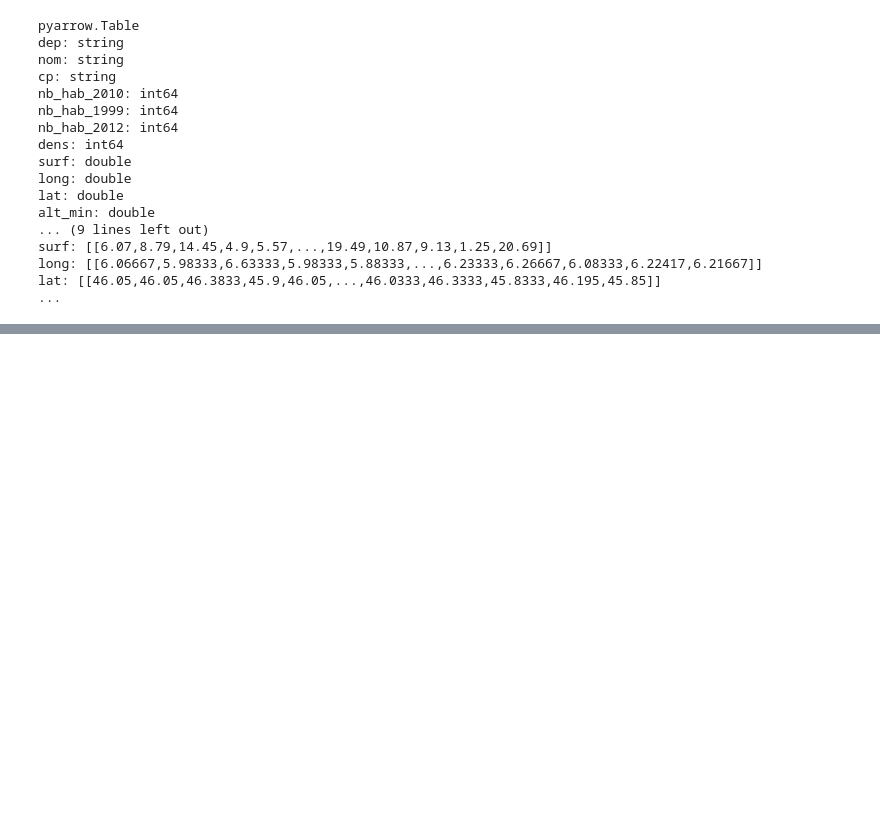
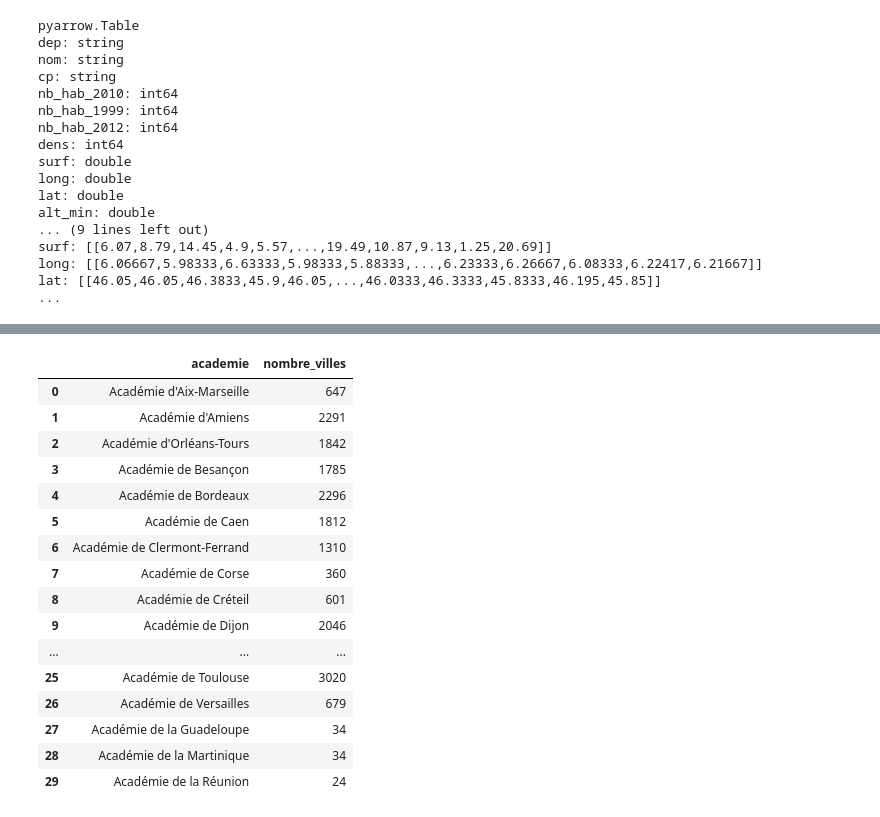
Before and after one commit to loisblin/TPparquet, a Jupyter notebook: parquet.ipynb, the cells around one changed output, grey strips where cells are left out. Cells and saved outputs as stored; diff of their text form; code cells hidden in the pictures; blank space fills up the shorter version.

```diff
--- a/parquet.ipynb
+++ b/parquet.ipynb
@@ -244,0 +356,27 @@ lat: [[46.05,46.05,46.3833,45.9,46.05,...,46.0333,46.3333,45.8333,46.195,45.85]]
+# %%
+def number_ville_accademie(df):
+    result = df.groupby('academie')['nom'].count().reset_index()
+    result.columns = ['academie', 'nombre_villes']
+    return(result)
+
+
+nbr_ville_aca=number_ville_accademie(df_join_ville_academies)
+nbr_ville_aca
+# %% [output]
+|  | academie | nombre_villes |
+| 0 | Académie d'Aix-Marseille | 647 |
+| 1 | Académie d'Amiens | 2291 |
+| 2 | Académie d'Orléans-Tours | 1842 |
+| 3 | Académie de Besançon | 1785 |
+| 4 | Académie de Bordeaux | 2296 |
+| 5 | Académie de Caen | 1812 |
+| 6 | Académie de Clermont-Ferrand | 1310 |
+| 7 | Académie de Corse | 360 |
+| 8 | Académie de Créteil | 601 |
+| 9 | Académie de Dijon | 2046 |
+| ... | ... | ... |
+| 25 | Académie de Toulouse | 3020 |
+| 26 | Académie de Versailles | 679 |
+| 27 | Académie de la Guadeloupe | 34 |
+| 28 | Académie de la Martinique | 34 |
+| 29 | Académie de la Réunion | 24 |
```
Also changed, not shown: parts of 21 cells of this notebook.
